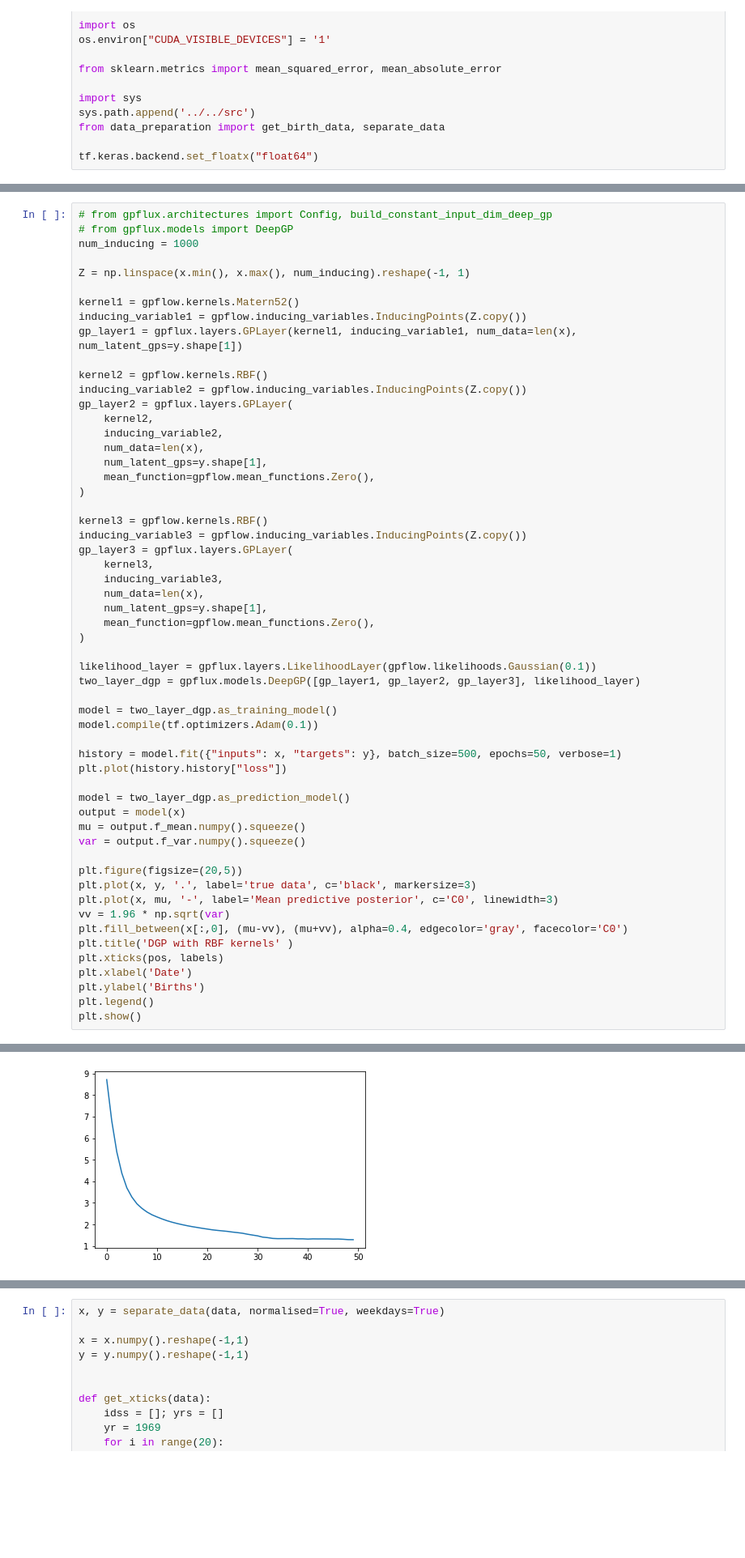
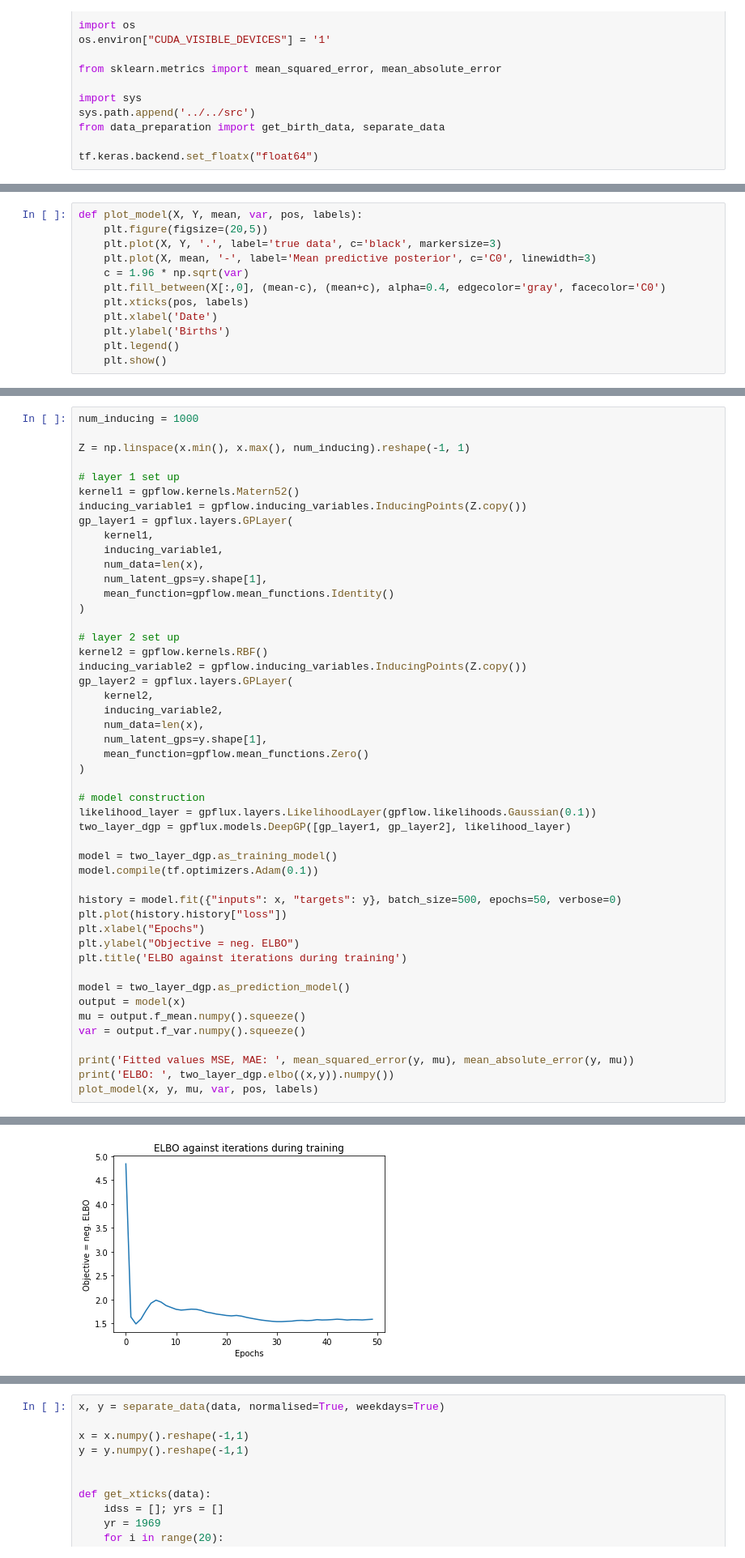
Before and after one commit to CristinaNogRod/GaussianProcesses-TimeSeries, a Jupyter notebook: notebooks/GPFlux/DeepGP.ipynb, the cells around one changed output, grey strips where cells are left out. Shown at 81% size. Cells and saved outputs as stored; diff of their text form; blank space fills up the shorter version.

Commit message:
deep gp cleaned and ish ready - some doubts

```diff
--- a/notebooks/GPFlux/DeepGP.ipynb
+++ b/notebooks/GPFlux/DeepGP.ipynb
@@ -51,0 +55,12 @@ To enable them in other operations, rebuild TensorFlow with the appropriate comp
+# %%
+def plot_model(X, Y, mean, var, pos, labels):
+    plt.figure(figsize=(20,5))
+    plt.plot(X, Y, '.', label='true data', c='black', markersize=3)
+    plt.plot(X, mean, '-', label='Mean predictive posterior', c='C0', linewidth=3)
+    c = 1.96 * np.sqrt(var)
+    plt.fill_between(X[:,0], (mean-c), (mean+c), alpha=0.4, edgecolor='gray', facecolor='C0')
+    plt.xticks(pos, labels)
+    plt.xlabel('Date')
+    plt.ylabel('Births')
+    plt.legend()
+    plt.show()
@@ -52,14 +73,20 @@ To enable them in other operations, rebuild TensorFlow with the appropriate comp
 # %%
-# from gpflux.architectures import Config, build_constant_input_dim_deep_gp
-# from gpflux.models import DeepGP
 num_inducing = 1000
 
 Z = np.linspace(x.min(), x.max(), num_inducing).reshape(-1, 1)
 
+# layer 1 set up
 kernel1 = gpflow.kernels.Matern52()
 inducing_variable1 = gpflow.inducing_variables.InducingPoints(Z.copy())
-gp_layer1 = gpflux.layers.GPLayer(kernel1, inducing_variable1, num_data=len(x), num_latent_gps=y.shape[1])
+gp_layer1 = gpflux.layers.GPLayer(
+    kernel1,
+    inducing_variable1,
+    num_data=len(x),
+    num_latent_gps=y.shape[1],
+    mean_function=gpflow.mean_functions.Identity()
+)
 
+# layer 2 set up
 kernel2 = gpflow.kernels.RBF()
 inducing_variable2 = gpflow.inducing_variables.InducingPoints(Z.copy())
 gp_layer2 = gpflux.layers.GPLayer(
@@ -67,42 +94,28 @@ gp_layer2 = gpflux.layers.GPLayer(
     inducing_variable2,
     num_data=len(x),
     num_latent_gps=y.shape[1],
-    mean_function=gpflow.mean_functions.Zero(),
+    mean_function=gpflow.mean_functions.Zero()
 )
 
-kernel3 = gpflow.kernels.RBF()
-inducing_variable3 = gpflow.inducing_variables.InducingPoints(Z.copy())
-gp_layer3 = gpflux.layers.GPLayer(
-    kernel3,
-    inducing_variable3,
-    num_data=len(x),
-    num_latent_gps=y.shape[1],
-    mean_function=gpflow.mean_functions.Zero(),
-)
-
+# model construction
 likelihood_layer = gpflux.layers.LikelihoodLayer(gpflow.likelihoods.Gaussian(0.1))
-two_layer_dgp = gpflux.models.DeepGP([gp_layer1, gp_layer2, gp_layer3], likelihood_layer)
+two_layer_dgp = gpflux.models.DeepGP([gp_layer1, gp_layer2], likelihood_layer)
 
 model = two_layer_dgp.as_training_model()
 model.compile(tf.optimizers.Adam(0.1))
 
-history = model.fit({"inputs": x, "targets": y}, batch_size=500, epochs=50, verbose=1)
+history = model.fit({"inputs": x, "targets": y}, batch_size=500, epochs=50, verbose=0)
 plt.plot(history.history["loss"])
+plt.xlabel("Epochs")
+plt.ylabel("Objective = neg. ELBO")
+plt.title('ELBO against iterations during training')
 
 model = two_layer_dgp.as_prediction_model()
 output = model(x)
 mu = output.f_mean.numpy().squeeze()
 var = output.f_var.numpy().squeeze()
 
-plt.figure(figsize=(20,5))
-plt.plot(x, y, '.', label='true data', c='black', markersize=3)
-plt.plot(x, mu, '-', label='Mean predictive posterior', c='C0', linewidth=3)
-vv = 1.96 * np.sqrt(var)
-plt.fill_between(x[:,0], (mu-vv), (mu+vv), alpha=0.4, edgecolor='gray', facecolor='C0')
-plt.title('DGP with RBF kernels' )
-plt.xticks(pos, labels)
-plt.xlabel('Date')
-plt.ylabel('Births')
-plt.legend()
-plt.show()
+print('Fitted values MSE, MAE: ', mean_squared_error(y, mu), mean_absolute_error(y, mu))
+print('ELBO: ', two_layer_dgp.elbo((x,y)).numpy())
+plot_model(x, y, mu, var, pos, labels)
 # %% [output]
@@ -129 +124 @@ Epoch 50/50
-[figure, old version]
+[figure, new version]
```
Also changed, not shown: parts of 20 cells of this notebook, 1 other file.
